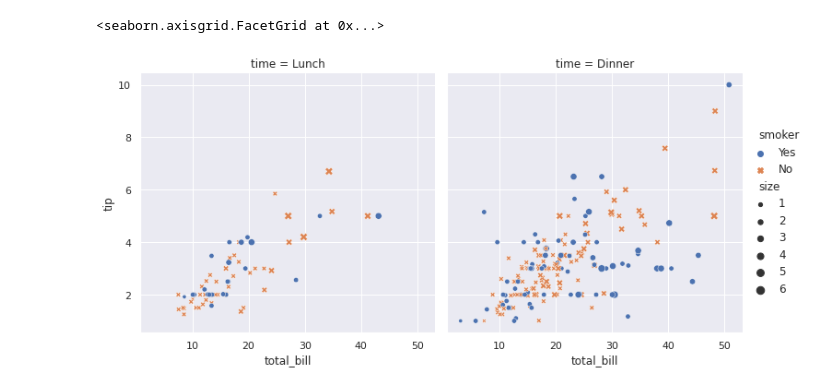
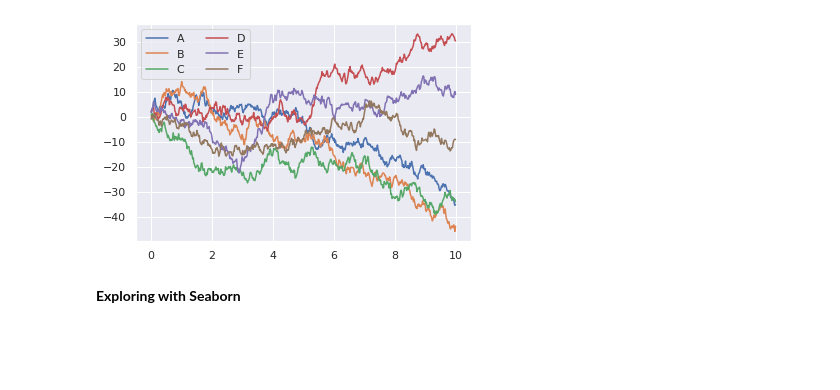
Before and after one commit to DiraMawarni/Machine-Learning, a Jupyter notebook: Tugas_4_ML_Dira_Mawarni_1103180053.ipynb, the cells around one changed output. Cells and saved outputs as stored; diff of their text form; code cells hidden in the pictures; blank space fills up the shorter version.

```diff
--- a/Tugas_4_ML_Dira_Mawarni_1103180053.ipynb
+++ b/Tugas_4_ML_Dira_Mawarni_1103180053.ipynb
@@ -1,21 +1,2 @@
 # %% [markdown]
 <a href="https://colab.research.google.com/github/DiraMawarni/Machine-Learning/blob/main/Tugas_4_ML_Dira_Mawarni_1103180053.ipynb" target="_parent"><img src="https://colab.research.google.com/assets/colab-badge.svg" alt="Open In Colab"/></a>
-# %%
-# Import seaborn
-import seaborn as sns
-
-# Apply the default theme
-sns.set_theme()
-
-# Load an example dataset
-tips = sns.load_dataset("tips")
-
-# Create a visualization
-sns.relplot(
-    data=tips,
-    x="total_bill", y="tip", col="time",
-    hue="smoker", style='smoker', size="size",
-)
-# %% [output]
-<seaborn.axisgrid.FacetGrid at 0x...>
-[figure, removed]
@@ -21,0 +9,14 @@ sns.relplot(
+# %%
+#Data acak
+rng = np.random.RandomState(0)
+#Urutan numerik
+x = np.linspace(0, 10, 500)
+#Komulativ untuk menhitung array pada sb tertentu
+y = np.cumsum(rng.randn(500, 6), 0)
+# %%
+plt.plot(x, y)
+plt.legend('ABCDEF', ncol=2, loc='upper left');
+# %% [output]
+[figure, added]
+# %% [markdown]
+**Exploring with Seaborn**
```
Also changed, not shown: parts of 22 cells of this notebook.
